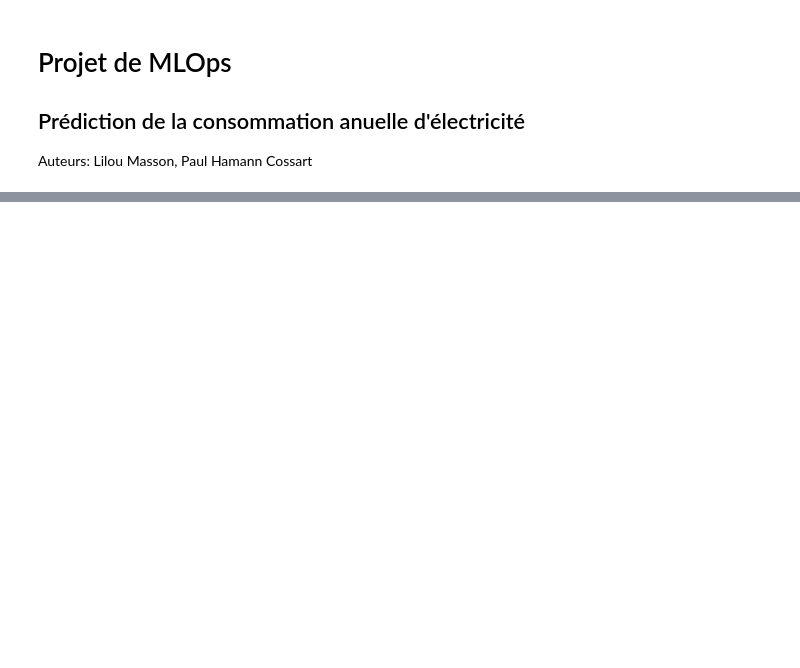
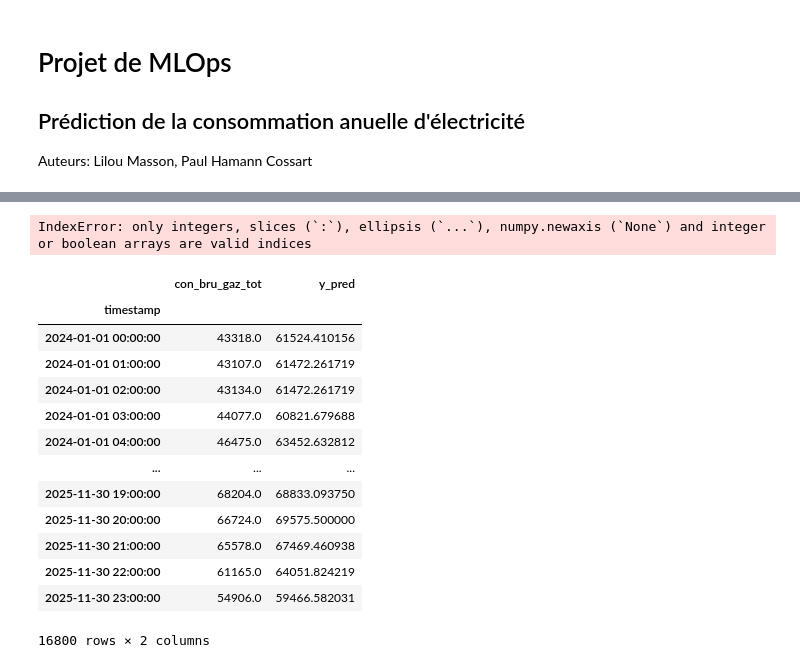
Before and after one commit to 007337-lil/MLOPS, a Jupyter notebook: projet_mlops.ipynb, the cells around one changed output, grey strips where cells are left out. Drawn from its saved outputs; the diff is of its cells as text; code cells hidden in the pictures; blank space fills up the shorter version.

```diff
--- a/projet_mlops.ipynb
+++ b/projet_mlops.ipynb
@@ -49,0 +66,30 @@ df_ele.head(5)
+# %%
+features = [
+    'heu_sin',
+    'heu_cos',
+    'is_weekend',
+    'week_of_month_sin',
+    'week_of_month_cos',
+    'vac_de_noe',
+    'vac_d_hiv',
+    'vac_de_pri',
+    'vac_d_ete',
+    'vac_de_la_tou',
+    'top_fer',
+    'tmi',
+    'tma',
+    'tmo',
+]
+df_gaz = df_gaz.loc[df['year'] >= 2016]
+debut_test = '01/01/2024'
+X, y = df_gaz[features], df_gaz[['con_bru_gaz_tot']]
+X_train = X.loc[X.index.normalize() < pd.to_datetime(debut_test, format='%d/%m/%Y')]
+X_test = X.loc[X.index.normalize() >= pd.to_datetime(debut_test, format='%d/%m/%Y')]
+y_train = y.loc[y.index.normalize() < pd.to_datetime(debut_test, format='%d/%m/%Y')]
+y_test = y.loc[y.index.normalize() >= pd.to_datetime(debut_test, format='%d/%m/%Y')]
+# %%
+model = XGBRegressor(
+    random_state=42,
+)
+
+model.fit(X_train, y_train)
@@ -49,0 +108,2 @@ df_ele.head(5)
+# %%
+y_pred = model.predict(X_test)
@@ -49,0 +145,26 @@ df_ele.head(5)
+# %%
+df_verif = y_pred.copy()
+df_verif['y_true'] = y_test.copy()
+df_verif
+# %% [output]
+IndexError: only integers, slices (`:`), ellipsis (`...`), numpy.newaxis (`None`) and integer or boolean arrays are valid indices
+# %%
+df_verif = y_test.copy()
+df_verif['y_pred'] = y_pred
+# %%
+df_verif
+# %% [output]
+|  | con_bru_gaz_tot | y_pred |
+| timestamp |  |  |
+| 2024-01-01 00:00:00 | 43318.0 | 61524.410156 |
+| 2024-01-01 01:00:00 | 43107.0 | 61472.261719 |
+| 2024-01-01 02:00:00 | 43134.0 | 61472.261719 |
+| 2024-01-01 03:00:00 | 44077.0 | 60821.679688 |
+| 2024-01-01 04:00:00 | 46475.0 | 63452.632812 |
+| ... | ... | ... |
+| 2025-11-30 19:00:00 | 68204.0 | 68833.093750 |
+| 2025-11-30 20:00:00 | 66724.0 | 69575.500000 |
+| 2025-11-30 21:00:00 | 65578.0 | 67469.460938 |
+| 2025-11-30 22:00:00 | 61165.0 | 64051.824219 |
+| 2025-11-30 23:00:00 | 54906.0 | 59466.582031 |
+16800 rows × 2 columns
```
Also changed, not shown: parts of 9 cells of this notebook, 2 other files.
